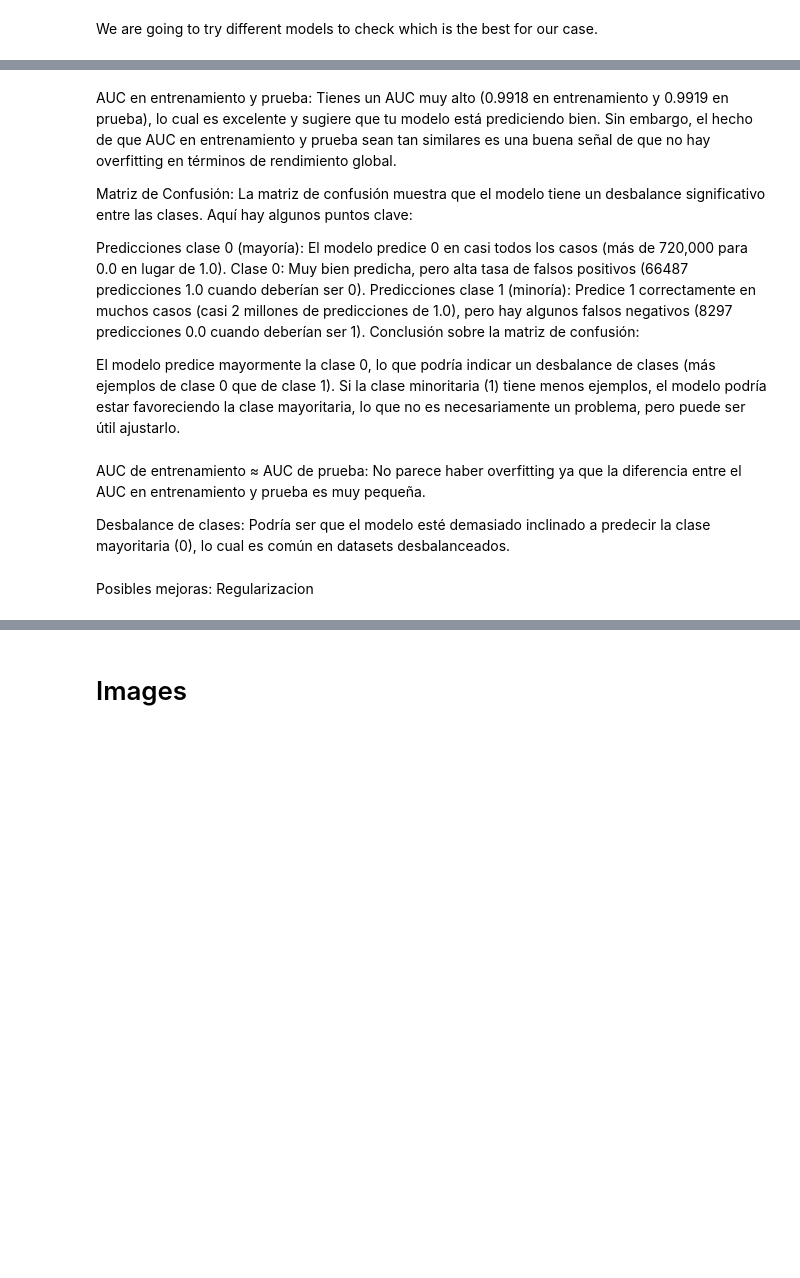
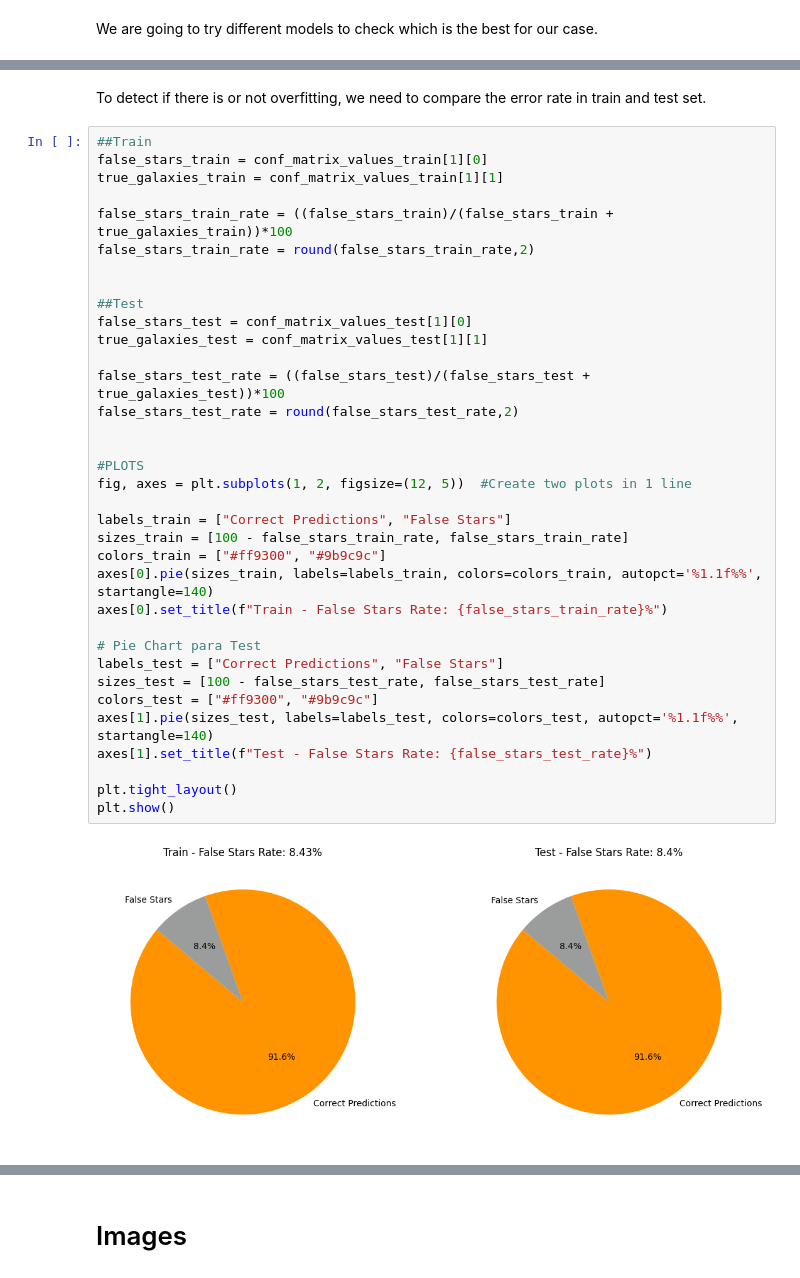
Before and after one commit to Gonzatorra/bigDataAstronomy, a Jupyter notebook: process.ipynb, the cells around one changed output, grey strips where cells are left out. Cells and saved outputs as stored; diff of their text form; blank space fills up the shorter version.

```diff
--- a/process.ipynb
+++ b/process.ipynb
@@ -436,22 +486,39 @@ plt.show()
-# %% [markdown]
-AUC en entrenamiento y prueba:
-Tienes un AUC muy alto (0.9918 en entrenamiento y 0.9919 en prueba), lo cual es excelente y sugiere que tu modelo está prediciendo bien. Sin embargo, el hecho de que AUC en entrenamiento y prueba sean tan similares es una buena señal de que no hay overfitting en términos de rendimiento global.
-
-
-Matriz de Confusión: La matriz de confusión muestra que el modelo tiene un desbalance significativo entre las clases. Aquí hay algunos puntos clave:
-
-Predicciones clase 0 (mayoría):
-El modelo predice 0 en casi todos los casos (más de 720,000 para 0.0 en lugar de 1.0).
-Clase 0: Muy bien predicha, pero alta tasa de falsos positivos (66487 predicciones 1.0 cuando deberían ser 0).
-Predicciones clase 1 (minoría):
-Predice 1 correctamente en muchos casos (casi 2 millones de predicciones de 1.0), pero hay algunos falsos negativos (8297 predicciones 0.0 cuando deberían ser 1).
-Conclusión sobre la matriz de confusión:
-
-El modelo predice mayormente la clase 0, lo que podría indicar un desbalance de clases (más ejemplos de clase 0 que de clase 1).
-Si la clase minoritaria (1) tiene menos ejemplos, el modelo podría estar favoreciendo la clase mayoritaria, lo que no es necesariamente un problema, pero puede ser útil ajustarlo.
-# %% [markdown]
-AUC de entrenamiento ≈ AUC de prueba: No parece haber overfitting ya que la diferencia entre el AUC en entrenamiento y prueba es muy pequeña.
-
-Desbalance de clases: Podría ser que el modelo esté demasiado inclinado a predecir la clase mayoritaria (0), lo cual es común en datasets desbalanceados.
-# %% [markdown]
-Posibles mejoras: Regularizacion
+# %% [markdown]
+To detect if there is or not overfitting, we need to compare the error rate in train and test set.
+# %%
+##Train
+false_stars_train = conf_matrix_values_train[1][0]
+true_galaxies_train = conf_matrix_values_train[1][1]
+
+false_stars_train_rate = ((false_stars_train)/(false_stars_train + true_galaxies_train))*100
+false_stars_train_rate = round(false_stars_train_rate,2)
+
+
+##Test
+false_stars_test = conf_matrix_values_test[1][0]
+true_galaxies_test = conf_matrix_values_test[1][1]
+
+false_stars_test_rate = ((false_stars_test)/(false_stars_test + true_galaxies_test))*100
+false_stars_test_rate = round(false_stars_test_rate,2)
+
+
+#PLOTS
+fig, axes = plt.subplots(1, 2, figsize=(12, 5))  #Create two plots in 1 line
+
+labels_train = ["Correct Predictions", "False Stars"]
+sizes_train = [100 - false_stars_train_rate, false_stars_train_rate]
+colors_train = ["#ff9300", "#9b9c9c"]
+axes[0].pie(sizes_train, labels=labels_train, colors=colors_train, autopct='%1.1f%%', startangle=140)
+axes[0].set_title(f"Train - False Stars Rate: {false_stars_train_rate}%")
+
+# Pie Chart para Test
+labels_test = ["Correct Predictions", "False Stars"]
+sizes_test = [100 - false_stars_test_rate, false_stars_test_rate]
+colors_test = ["#ff9300", "#9b9c9c"]
+axes[1].pie(sizes_test, labels=labels_test, colors=colors_test, autopct='%1.1f%%', startangle=140)
+axes[1].set_title(f"Test - False Stars Rate: {false_stars_test_rate}%")
+
+plt.tight_layout()
+plt.show()
+# %% [output]
+[figure, added]
```
Also changed, not shown: parts of 18 cells of this notebook.
